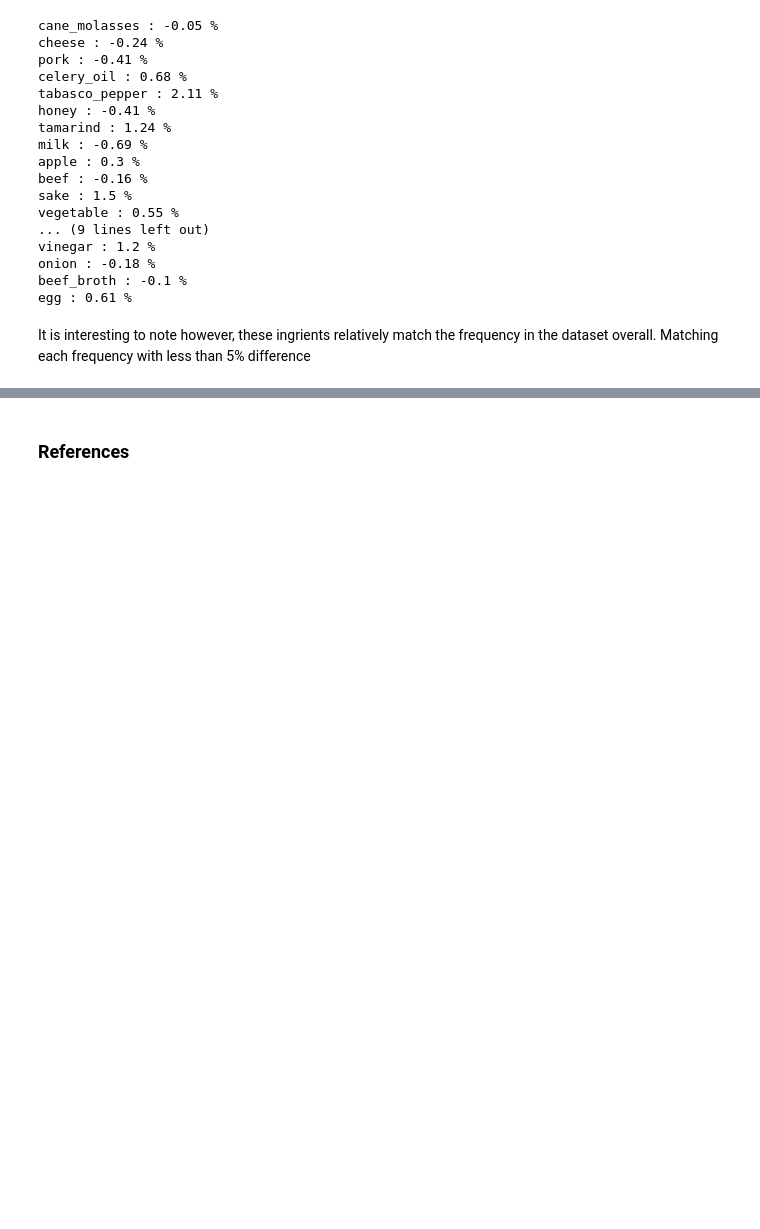
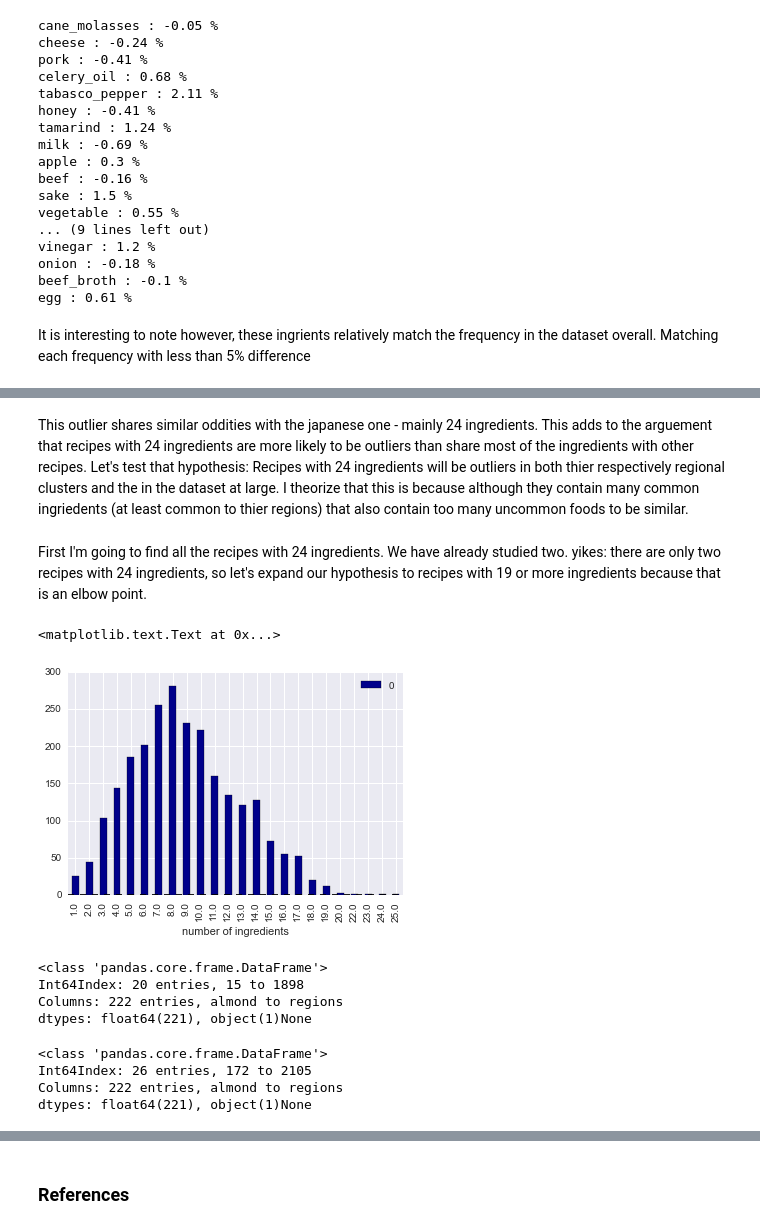
Before and after one commit to benlawson/spring-2015-homeworks, a Jupyter notebook: submissions/Homework-4/4.Food-recipes.ipynb, the cells around one changed output, grey strips where cells are left out. Drawn from its saved outputs; the diff is of its cells as text; code cells hidden in the pictures; blank space fills up the shorter version.

```diff
--- a/submissions/Homework-4/4.Food-recipes.ipynb
+++ b/submissions/Homework-4/4.Food-recipes.ipynb
@@ -350,0 +397,33 @@ It is interesting to note however, these ingrients relatively match the frequenc
+# %% [markdown]
+This outlier shares similar oddities with the japanese one - mainly 24 ingredients. This adds to the arguement that recipes with 24 ingredients are more likely to be outliers than share most of the ingredients with other recipes. Let's test that hypothesis: Recipes with 24 ingredients will be outliers in both thier respectively regional clusters and the in the dataset at large. I theorize that this is because although they contain many common ingriedents (at least common to thier regions) that also contain too many uncommon foods to be similar.
+# %% [markdown]
+First I'm going to find all the recipes with 24 ingredients. We have already studied two. yikes: there are only two recipes with 24 ingredients, so let's expand our hypothesis to recipes with 19 or more ingredients because that is an elbow point.
+# %%
+#print binary.num_ing
+#plt.figure()
+s = pd.DataFrame(binary['num_ing'].value_counts())
+s.sort_index(inplace=True)
+
+plot = s.plot(kind='bar',color='DarkBlue');
+plot.set_xlabel('number of ingredients')
+# %% [output]
+<matplotlib.text.Text at 0x...>
+[figure, added]
+# %%
+lots_of_ing = binary[binary.num_ing > 18]
+print lots_of_ing.info()
+# %% [output]
+<class 'pandas.core.frame.DataFrame'>
+Int64Index: 20 entries, 15 to 1898
+Columns: 222 entries, almond to regions
+dtypes: float64(221), object(1)None
+# %%
+#let's get a DF with some entires with few (actualy only 1) ingrident(s) to compare with
+#these should have very common similarities with the rest of the dataset (in accordance with hypothesis)
+a_few_ing = binary[binary.num_ing < 2]
+print a_few_ing.info()
+# %% [output]
+<class 'pandas.core.frame.DataFrame'>
+Int64Index: 26 entries, 172 to 2105
+Columns: 222 entries, almond to regions
+dtypes: float64(221), object(1)None
```
Also changed, not shown: parts of 23 cells of this notebook.
